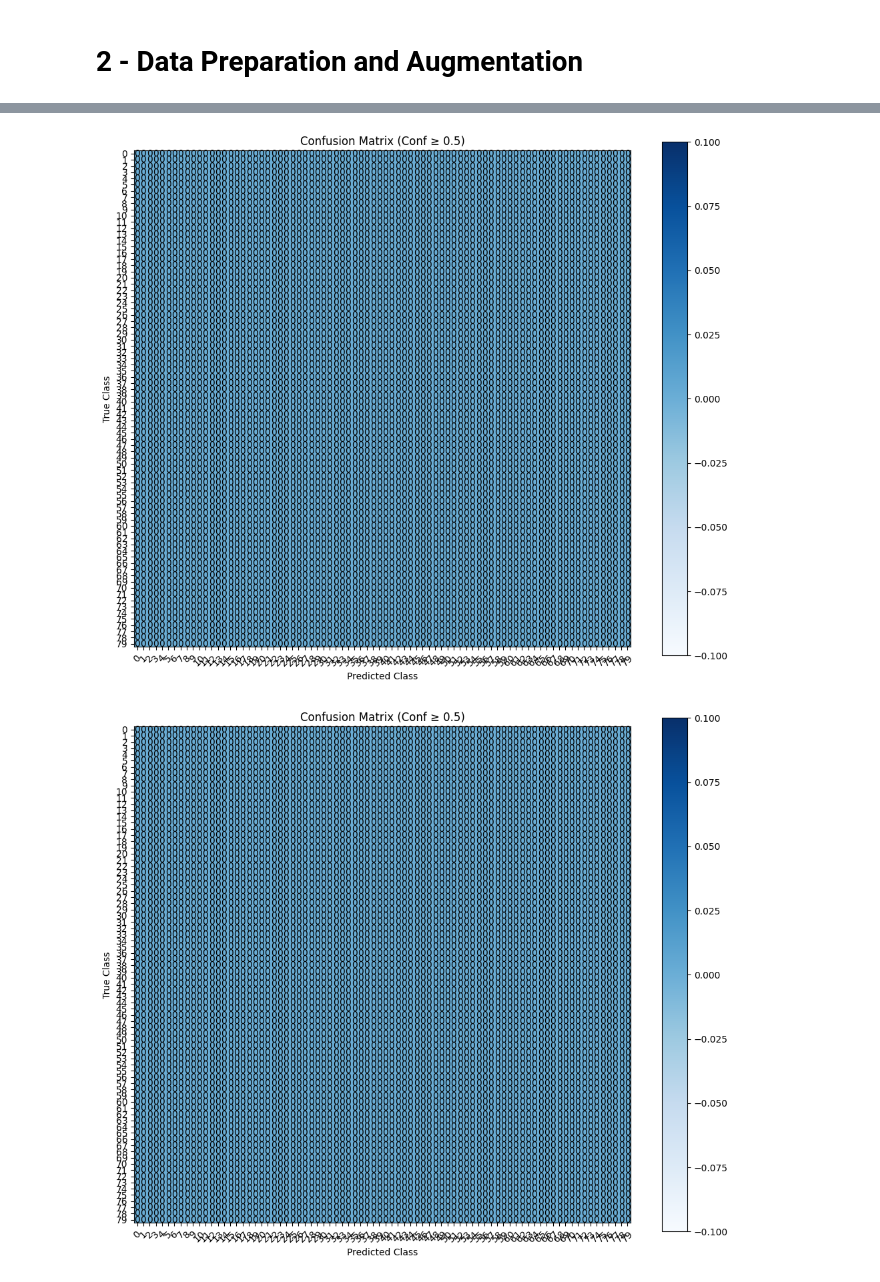
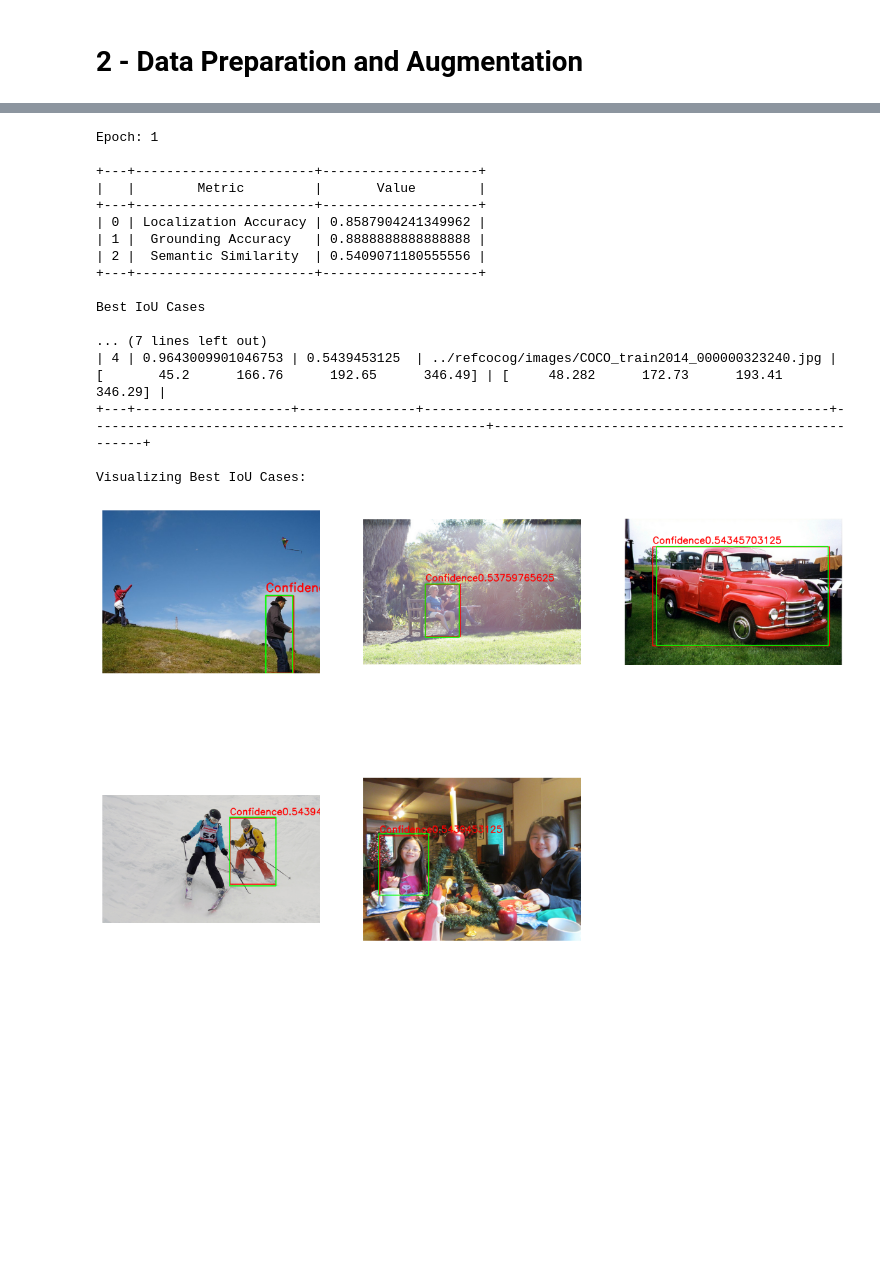
Before and after one commit to MattiaCarolo/DL2023-Carolo-Maines, a Jupyter notebook: Experiments/EA.ipynb, the cells around one changed output, grey strips where cells are left out. Saved outputs shown, nothing was run; the diff lists cells and outputs as text; code cells hidden in the pictures; blank space fills up the shorter version.

```diff
--- a/Experiments/EA.ipynb
+++ b/Experiments/EA.ipynb
@@ -741,3 +775,5 @@ count = 2 * 4
+# %%
+count = 5000
 # %%
 # create dataset and dataloader
 print("----------------------Processing train split----------------------------")
@@ -1014,7 +1025,7 @@ class ExternalClip(nn.Module):
 # %%
 model = ExternalClip(clip_model= clip_model, clip_preprocess=clip_preprocess, device=device)
 # %%
-NUM_EPOCHS = 4
+NUM_EPOCHS = 100
 count = 0
 iou_threshold = 0.5
 loss_meter = MetricMeter(name = 'TrainingEA', threshold=iou_threshold)
@@ -1202,7 +1208,7 @@ writer.close()
 # %%
 test_loop = tqdm(dataloader_test, position=0, leave=True)
 # Initialize the metric tracker
-metric_tracker2 = MetricMeter(name="EA Testing")
+metric_test = MetricMeter(name="EA Testing")
 proc = []
 
 eval_Pipeline(model)
@@ -1238,13 +1244,11 @@ with torch.no_grad():
             # similarity = score / 100
 
             # Update metrics
-            # print(ecls)
-            # print(cls[i])
-            eval_metric_meter.update(iou, score, filename[i], bbox, gts[i], ecls, cls[i])
+            metric_test.update(iou, score, filename[i], bbox, gts[i], ecls, cls[i])
 
-            loc_acc = eval_metric_meter.iou / eval_metric_meter.count
-            ga = eval_metric_meter.correct_bboxes / eval_metric_meter.count
-            semsim = eval_metric_meter.semantic / eval_metric_meter.count
+            loc_acc = metric_test.iou / metric_test.count
+            ga = metric_test.correct_bboxes / metric_test.count
+            semsim = metric_test.semantic / metric_test.count
 
             # Add visualization (if needed)
             if len(proc) < 9:
@@ -1257,4 +1261,4 @@ with torch.no_grad():
             # semsim = cumulative_sim / overall
         test_loop.set_description(f"Localization accuracy = {loc_acc:.4f}, Grounding Accuracy = {ga:.4f}, Semantic Similarity = {semsim:.4f}")
 
-metric_tracker2.new_epoch('test')
+metric_test.new_epoch('test')
@@ -1357,7 +1361,33 @@ best_cases_sim = data['best_cases_sim']
 worst_cases_sim = data['worst_cases_sim']
 # %%
 cm = np.array(data['metrics']['confusion_matrix'])
-metric_tracker2.plot_confusion_matrix(cm)
+metric_test.plot_confusion_matrix(cm)
-# %% [output]
-[figure, removed]
-[figure, removed]
+# %%
+display_all_info(
+    epoch=data['epoch'],
+    loc_acc=data['metrics']['mean_iou'],
+    ga=data['metrics']['grounding_accuracy'],
+    semsim=data['metrics']['semantic_similarity'],
+    best_cases=data['best_cases_iou'],
+    worst_cases=data['worst_cases_iou'],
+    base_dir="./refcocog"
+)
+# %% [output]
+Epoch: 1
+
++---+-----------------------+--------------------+
+|   |        Metric         |       Value        |
++---+-----------------------+--------------------+
+| 0 | Localization Accuracy | 0.8587904241349962 |
+| 1 |  Grounding Accuracy   | 0.8888888888888888 |
+| 2 |  Semantic Similarity  | 0.5409071180555556 |
++---+-----------------------+--------------------+
+
+Best IoU Cases
+
+... (7 lines left out)
+| 4 | 0.9643009901046753 | 0.5439453125  | ../refcocog/images/COCO_train2014_000000323240.jpg | [       45.2      166.76      192.65      346.49] | [     48.282      172.73      193.41      346.29] |
++---+--------------------+---------------+----------------------------------------------------+---------------------------------------------------+---------------------------------------------------+
+
+Visualizing Best IoU Cases:
+[figure, added]
```
Also changed, not shown: parts of 11 cells of this notebook.
